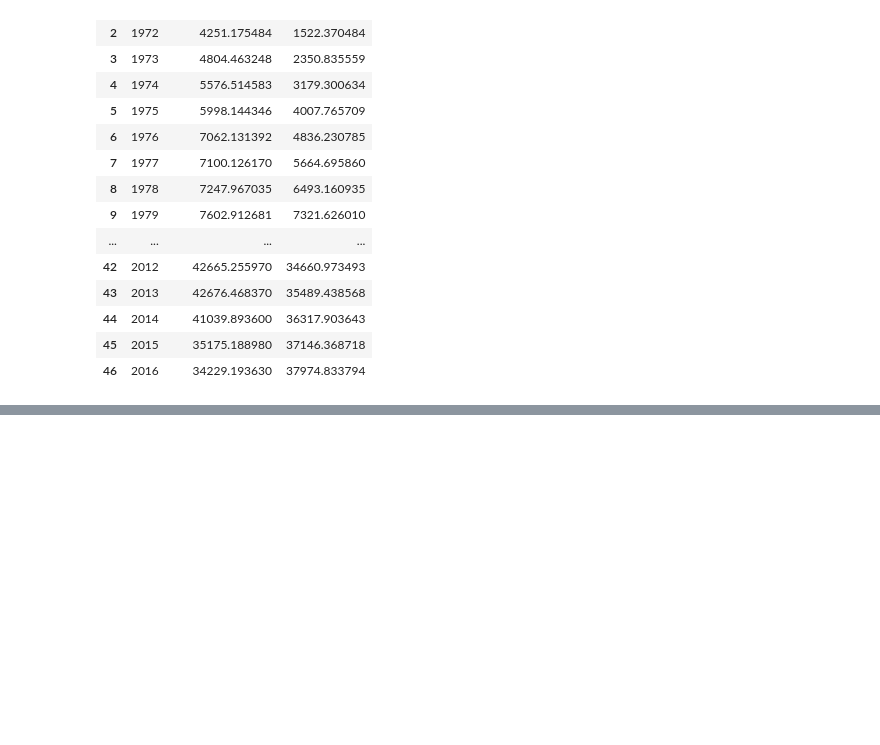
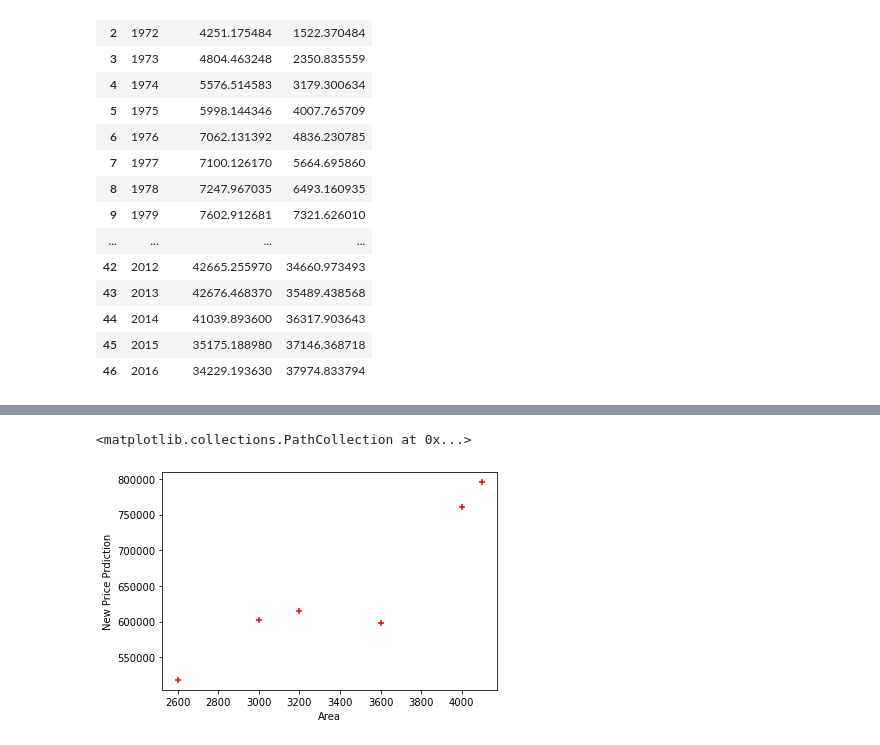
Before and after one commit to shahhhashmatali2002/Machine_Learning, a Jupyter notebook: Linear Regression.ipynb, the cells around one changed output, grey strips where cells are left out. Cells and saved outputs as stored; diff of their text form; code cells hidden in the pictures; blank space fills up the shorter version.

```diff
--- a/Linear Regression.ipynb
+++ b/Linear Regression.ipynb
@@ -166,0 +225,4 @@ c_df
+# %%
+p = reg.predict(m_df[['Area','Bedroom','Age']])
+# %%
+m_df['New_Price'] =  p
@@ -166,0 +239,8 @@ c_df
+# %%
+%matplotlib inline
+plt.xlabel('Area')
+plt.ylabel('New Price Prdiction')
+plt.scatter(m_df.Area,m_df.New_Price,color='red',marker="+")
+# %% [output]
+<matplotlib.collections.PathCollection at 0x...>
+[figure, added]
```
Also changed, not shown: parts of 22 cells of this notebook, 2 other files.
